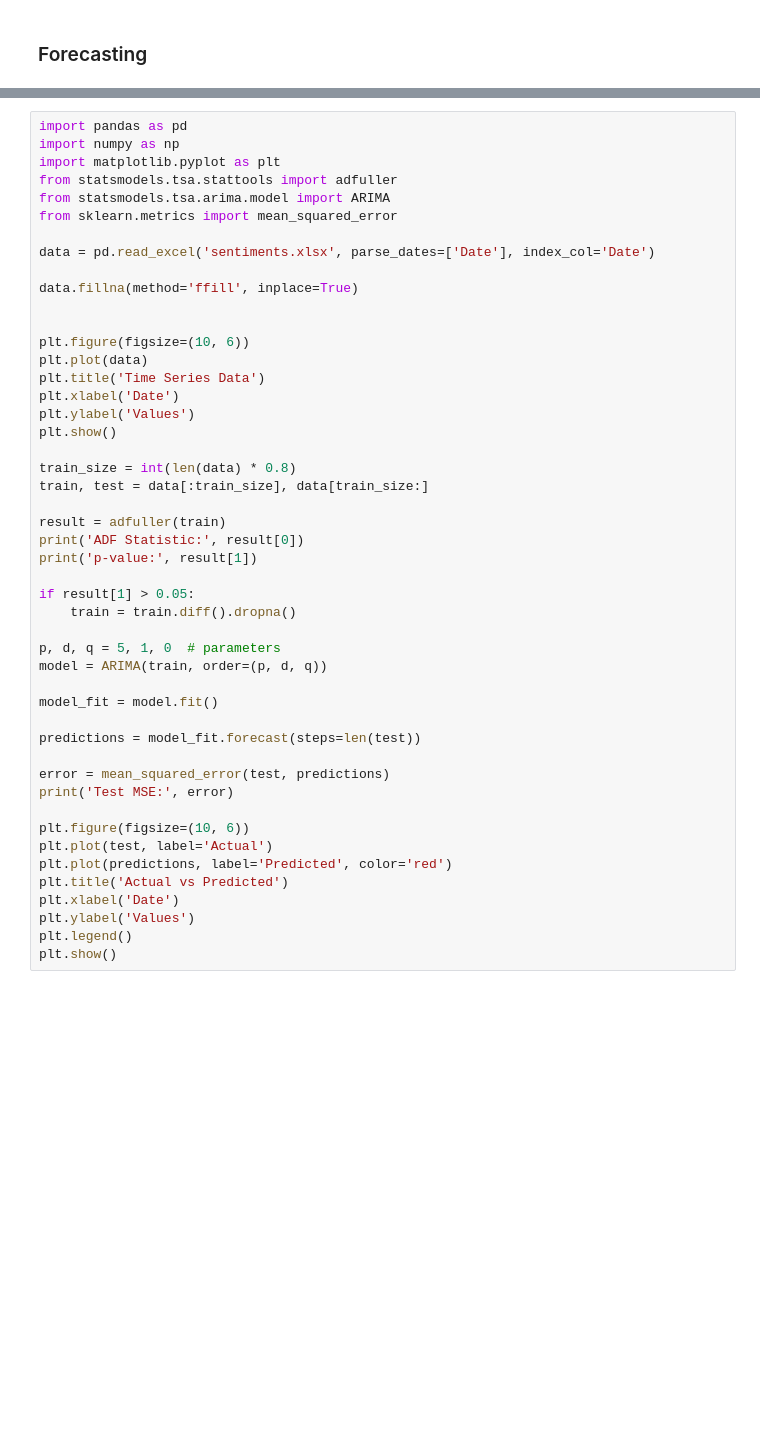
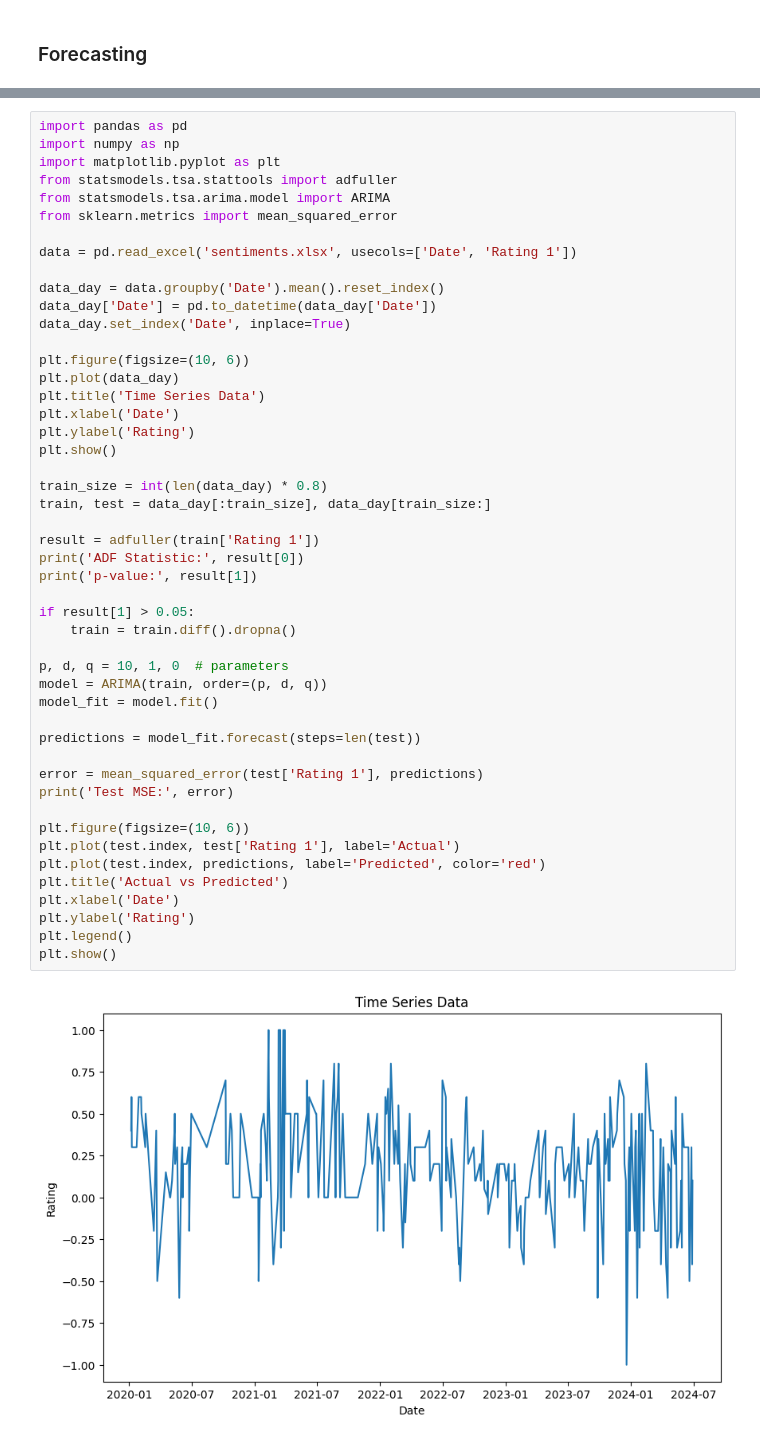
Before and after one commit to loowenwen/jtc-market-sentiments, a Jupyter notebook: market_sentiments.ipynb, the cells around one changed output, grey strips where cells are left out. Drawn from its saved outputs; the diff is of its cells as text; blank space fills up the shorter version.

```diff
--- a/market_sentiments.ipynb
+++ b/market_sentiments.ipynb
@@ -123,44 +123,45 @@ from statsmodels.tsa.stattools import adfuller
 from statsmodels.tsa.arima.model import ARIMA
 from sklearn.metrics import mean_squared_error
 
-data = pd.read_excel('sentiments.xlsx', parse_dates=['Date'], index_col='Date')
+data = pd.read_excel('sentiments.xlsx', usecols=['Date', 'Rating 1'])
 
-data.fillna(method='ffill', inplace=True)
-
+data_day = data.groupby('Date').mean().reset_index()
+data_day['Date'] = pd.to_datetime(data_day['Date'])
+data_day.set_index('Date', inplace=True)
 
 plt.figure(figsize=(10, 6))
-plt.plot(data)
+plt.plot(data_day)
 plt.title('Time Series Data')
 plt.xlabel('Date')
-plt.ylabel('Values')
+plt.ylabel('Rating')
 plt.show()
 
-train_size = int(len(data) * 0.8)
-train, test = data[:train_size], data[train_size:]
+train_size = int(len(data_day) * 0.8)
+train, test = data_day[:train_size], data_day[train_size:]
 
-result = adfuller(train)
+result = adfuller(train['Rating 1'])
 print('ADF Statistic:', result[0])
 print('p-value:', result[1])
 
 if result[1] > 0.05:
     train = train.diff().dropna()
 
-p, d, q = 5, 1, 0  # parameters
+p, d, q = 10, 1, 0  # parameters
 model = ARIMA(train, order=(p, d, q))
-
 model_fit = model.fit()
 
 predictions = model_fit.forecast(steps=len(test))
 
-error = mean_squared_error(test, predictions)
+error = mean_squared_error(test['Rating 1'], predictions)
 print('Test MSE:', error)
 
 plt.figure(figsize=(10, 6))
-plt.plot(test, label='Actual')
-plt.plot(predictions, label='Predicted', color='red')
+plt.plot(test.index, test['Rating 1'], label='Actual')
+plt.plot(test.index, predictions, label='Predicted', color='red')
 plt.title('Actual vs Predicted')
 plt.xlabel('Date')
-plt.ylabel('Values')
+plt.ylabel('Rating')
 plt.legend()
 plt.show()
 # %% [output]
+[figure, new version]
```
Also changed, not shown: parts of 5 cells of this notebook, 3 other files.
